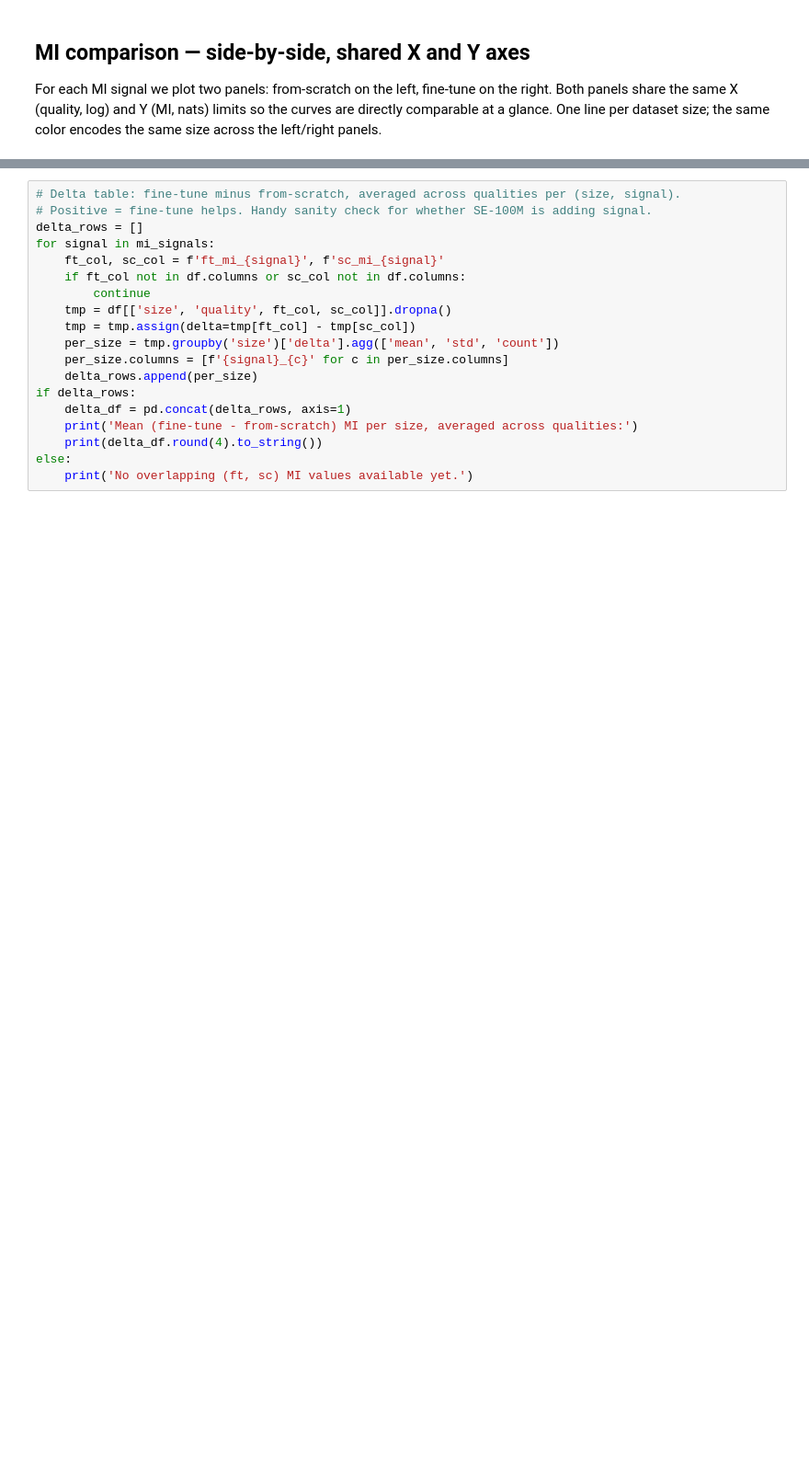
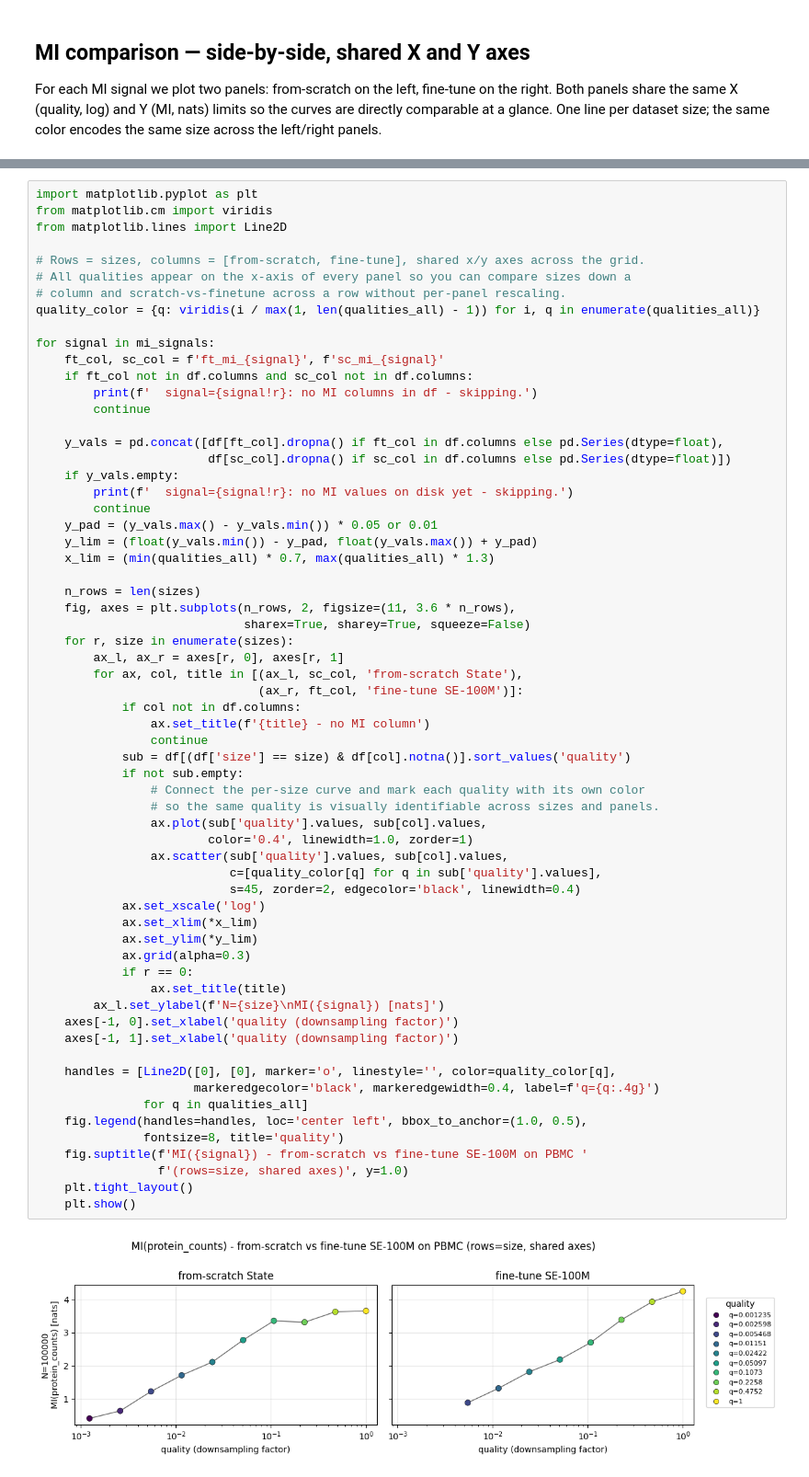
Before and after one commit to igor-sadalski/Scaling-up-measurement-noise-scaling-laws, a Jupyter notebook: analysis/2026-04-21_14-00_plotting_finetune_pretrained_state_pbmc_noise_scaling.ipynb, the cells around one changed output, grey strips where cells are left out. Shown at 92% size. Cells and saved outputs as stored; diff of their text form; blank space fills up the shorter version.

```diff
--- a/analysis/2026-04-21_14-00_plotting_finetune_pretrained_state_pbmc_noise_scaling.ipynb
+++ b/analysis/2026-04-21_14-00_plotting_finetune_pretrained_state_pbmc_noise_scaling.ipynb
@@ -266,19 +403,65 @@ for signal in mi_signals:
-# %%
-# Delta table: fine-tune minus from-scratch, averaged across qualities per (size, signal).
-# Positive = fine-tune helps. Handy sanity check for whether SE-100M is adding signal.
-delta_rows = []
-for signal in mi_signals:
-    ft_col, sc_col = f'ft_mi_{signal}', f'sc_mi_{signal}'
-    if ft_col not in df.columns or sc_col not in df.columns:
-        continue
-    tmp = df[['size', 'quality', ft_col, sc_col]].dropna()
-    tmp = tmp.assign(delta=tmp[ft_col] - tmp[sc_col])
-    per_size = tmp.groupby('size')['delta'].agg(['mean', 'std', 'count'])
-    per_size.columns = [f'{signal}_{c}' for c in per_size.columns]
-    delta_rows.append(per_size)
-if delta_rows:
-    delta_df = pd.concat(delta_rows, axis=1)
-    print('Mean (fine-tune - from-scratch) MI per size, averaged across qualities:')
-    print(delta_df.round(4).to_string())
-else:
-    print('No overlapping (ft, sc) MI values available yet.')
+# %%
+import matplotlib.pyplot as plt
+from matplotlib.cm import viridis
+from matplotlib.lines import Line2D
+
+# Rows = sizes, columns = [from-scratch, fine-tune], shared x/y axes across the grid.
+# All qualities appear on the x-axis of every panel so you can compare sizes down a
+# column and scratch-vs-finetune across a row without per-panel rescaling.
+quality_color = {q: viridis(i / max(1, len(qualities_all) - 1)) for i, q in enumerate(qualities_all)}
+
+for signal in mi_signals:
+    ft_col, sc_col = f'ft_mi_{signal}', f'sc_mi_{signal}'
+    if ft_col not in df.columns and sc_col not in df.columns:
+        print(f'  signal={signal!r}: no MI columns in df - skipping.')
+        continue
+
+    y_vals = pd.concat([df[ft_col].dropna() if ft_col in df.columns else pd.Series(dtype=float),
+                        df[sc_col].dropna() if sc_col in df.columns else pd.Series(dtype=float)])
+    if y_vals.empty:
+        print(f'  signal={signal!r}: no MI values on disk yet - skipping.')
+        continue
+    y_pad = (y_vals.max() - y_vals.min()) * 0.05 or 0.01
+    y_lim = (float(y_vals.min()) - y_pad, float(y_vals.max()) + y_pad)
+    x_lim = (min(qualities_all) * 0.7, max(qualities_all) * 1.3)
+
+    n_rows = len(sizes)
+    fig, axes = plt.subplots(n_rows, 2, figsize=(11, 3.6 * n_rows),
+                             sharex=True, sharey=True, squeeze=False)
+    for r, size in enumerate(sizes):
+        ax_l, ax_r = axes[r, 0], axes[r, 1]
+        for ax, col, title in [(ax_l, sc_col, 'from-scratch State'),
+                               (ax_r, ft_col, 'fine-tune SE-100M')]:
+            if col not in df.columns:
+                ax.set_title(f'{title} - no MI column')
+                continue
+            sub = df[(df['size'] == size) & df[col].notna()].sort_values('quality')
+            if not sub.empty:
+                # Connect the per-size curve and mark each quality with its own color
+                # so the same quality is visually identifiable across sizes and panels.
+                ax.plot(sub['quality'].values, sub[col].values,
+                        color='0.4', linewidth=1.0, zorder=1)
+                ax.scatter(sub['quality'].values, sub[col].values,
+                           c=[quality_color[q] for q in sub['quality'].values],
+                           s=45, zorder=2, edgecolor='black', linewidth=0.4)
+            ax.set_xscale('log')
+            ax.set_xlim(*x_lim)
+            ax.set_ylim(*y_lim)
+            ax.grid(alpha=0.3)
+            if r == 0:
+                ax.set_title(title)
+        ax_l.set_ylabel(f'N={size}\nMI({signal}) [nats]')
+    axes[-1, 0].set_xlabel('quality (downsampling factor)')
+    axes[-1, 1].set_xlabel('quality (downsampling factor)')
+
+    handles = [Line2D([0], [0], marker='o', linestyle='', color=quality_color[q],
+                      markeredgecolor='black', markeredgewidth=0.4, label=f'q={q:.4g}')
+               for q in qualities_all]
+    fig.legend(handles=handles, loc='center left', bbox_to_anchor=(1.0, 0.5),
+               fontsize=8, title='quality')
+    fig.suptitle(f'MI({signal}) - from-scratch vs fine-tune SE-100M on PBMC '
+                 f'(rows=size, shared axes)', y=1.0)
+    plt.tight_layout()
+    plt.show()
+# %% [output]
+[figure, added]
```
Also changed, not shown: parts of 7 cells of this notebook, 9 other files.
